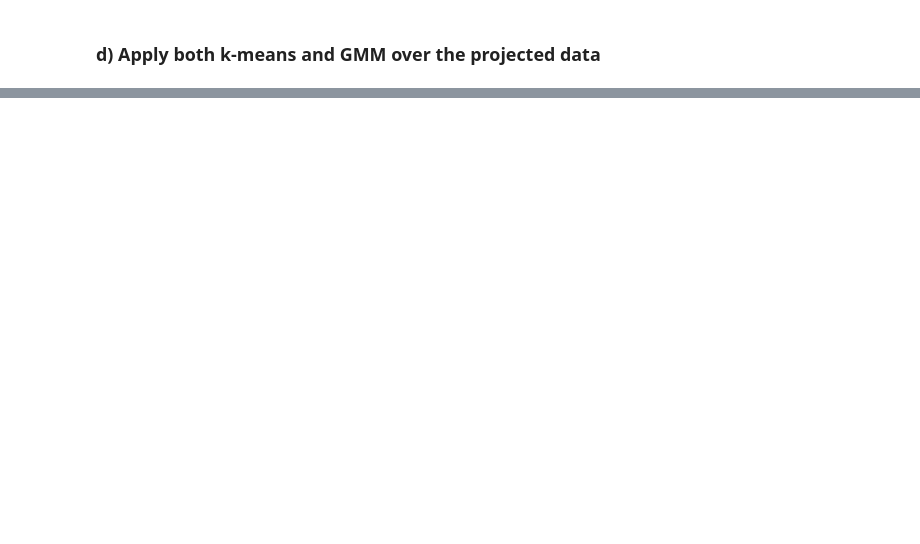
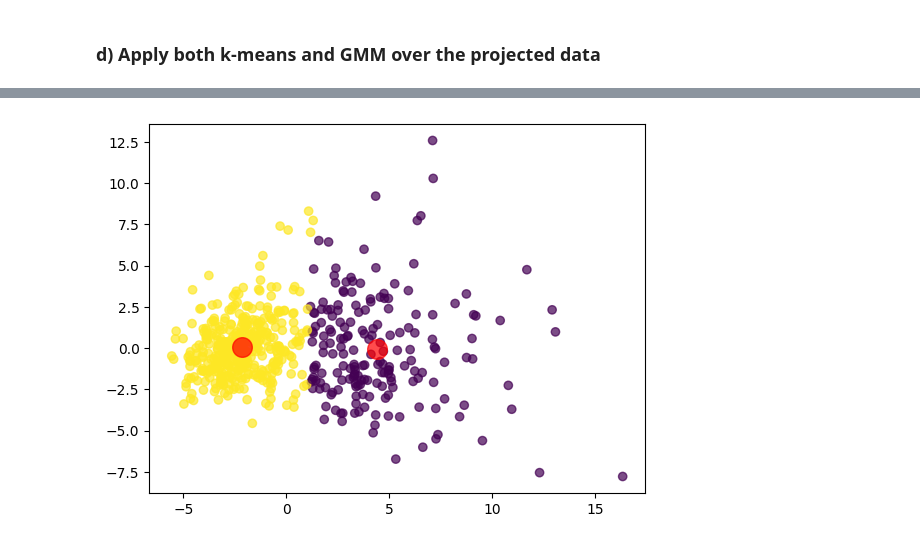
Before and after one commit to saraverdec/APAUT, a Jupyter notebook: pca_saraenriqueleo.ipynb, the cells around one changed output, grey strips where cells are left out. Drawn from its saved outputs; the diff is of its cells as text; code cells hidden in the pictures; blank space fills up the shorter version.

```diff
--- a/pca_saraenriqueleo.ipynb
+++ b/pca_saraenriqueleo.ipynb
@@ -314,0 +315,15 @@ plt.show()
+# %%
+# Aplicamos K-means tras realizar la reducción de dimensionalidad
+kmeans = KMeans(n_clusters=2)
+kmeans.fit(X_r)
+y_kmeans = kmeans.predict(X_r)
+
+# Representamos el resultado en un espacio de dos dimensiones
+plt.scatter(X_r[:, 0], X_r[:, 1], c=y_kmeans, cmap='viridis', alpha=0.7)
+
+centers = kmeans.cluster_centers_
+
+plt.scatter(centers[:, 0], centers[:, 1], c='red', s=200, alpha=0.7)
+plt.show()
+# %% [output]
+[figure, added]
```
Also changed, not shown: parts of 24 cells of this notebook.
